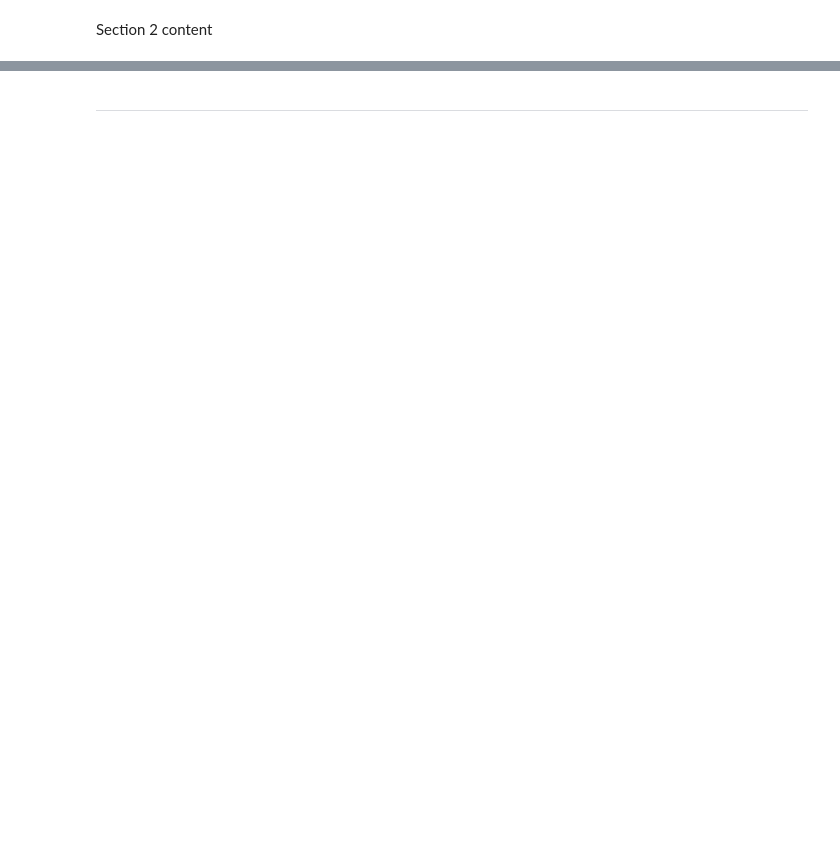
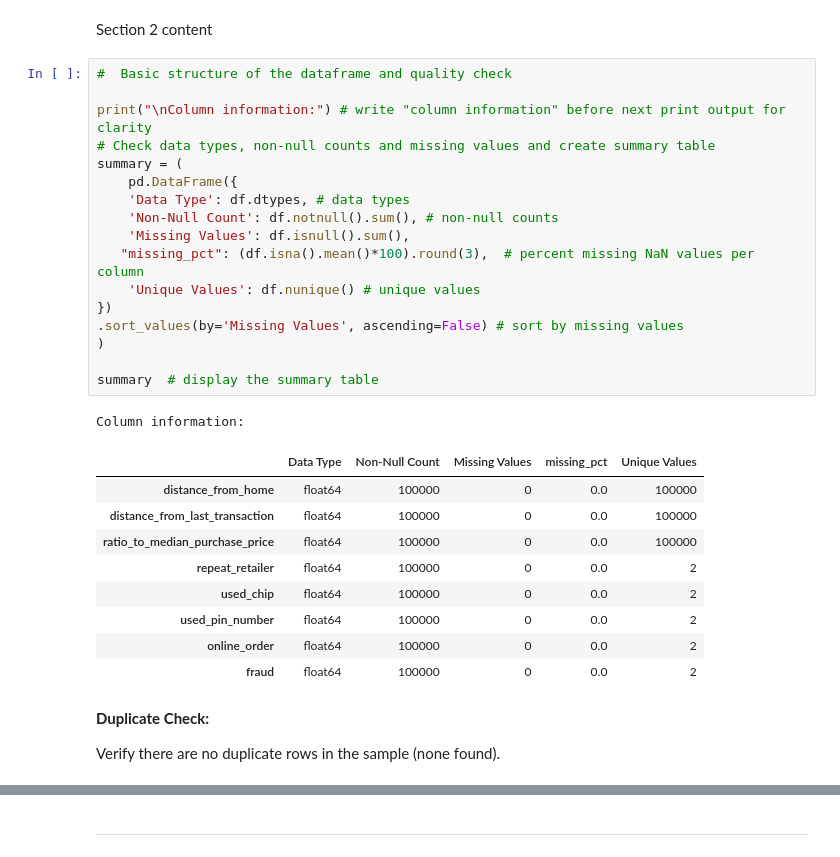
Before and after one commit to JayneLawley/Credit_Card-Fraud_Analysis_Updated, a Jupyter notebook: jupyter_notebooks/01_ETL.ipynb, the cells around one changed output, grey strips where cells are left out. Cells and saved outputs as stored; diff of their text form; blank space fills up the shorter version.

```diff
--- a/jupyter_notebooks/01_ETL.ipynb
+++ b/jupyter_notebooks/01_ETL.ipynb
@@ -50,2 +156,34 @@ Section 1 content
 # %% [markdown]
 Section 2 content
+# %%
+#  Basic structure of the dataframe and quality check
+
+print("\nColumn information:") # write "column information" before next print output for clarity
+# Check data types, non-null counts and missing values and create summary table
+summary = (
+    pd.DataFrame({
+    'Data Type': df.dtypes, # data types
+    'Non-Null Count': df.notnull().sum(), # non-null counts
+    'Missing Values': df.isnull().sum(),
+   "missing_pct": (df.isna().mean()*100).round(3),  # percent missing NaN values per column
+    'Unique Values': df.nunique() # unique values
+})
+.sort_values(by='Missing Values', ascending=False) # sort by missing values
+)
+
+summary  # display the summary table
+# %% [output]
+Column information:
+|  | Data Type | Non-Null Count | Missing Values | missing_pct | Unique Values |
+| distance_from_home | float64 | 100000 | 0 | 0.0 | 100000 |
+| distance_from_last_transaction | float64 | 100000 | 0 | 0.0 | 100000 |
+| ratio_to_median_purchase_price | float64 | 100000 | 0 | 0.0 | 100000 |
+| repeat_retailer | float64 | 100000 | 0 | 0.0 | 2 |
+| used_chip | float64 | 100000 | 0 | 0.0 | 2 |
+| used_pin_number | float64 | 100000 | 0 | 0.0 | 2 |
+| online_order | float64 | 100000 | 0 | 0.0 | 2 |
+| fraud | float64 | 100000 | 0 | 0.0 | 2 |
+# %% [markdown]
+**Duplicate Check:**
+
+Verify there are no duplicate rows in the sample (none found).
```
Also changed, not shown: parts of 41 cells of this notebook, 8 other files.
